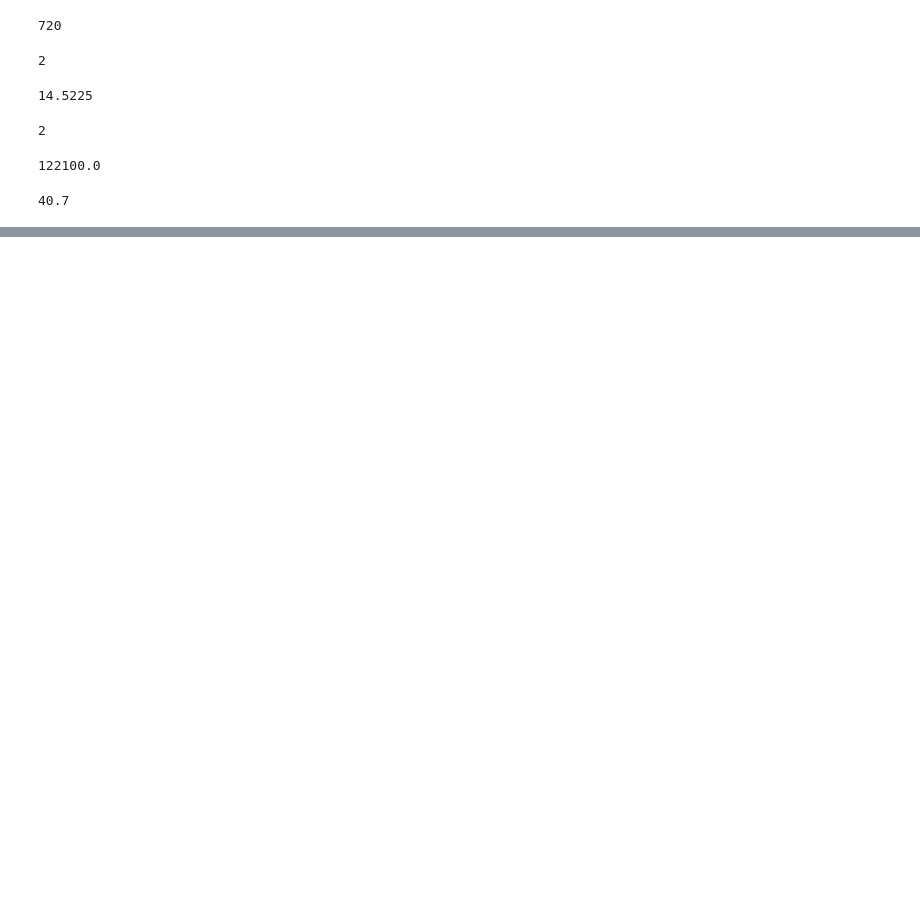
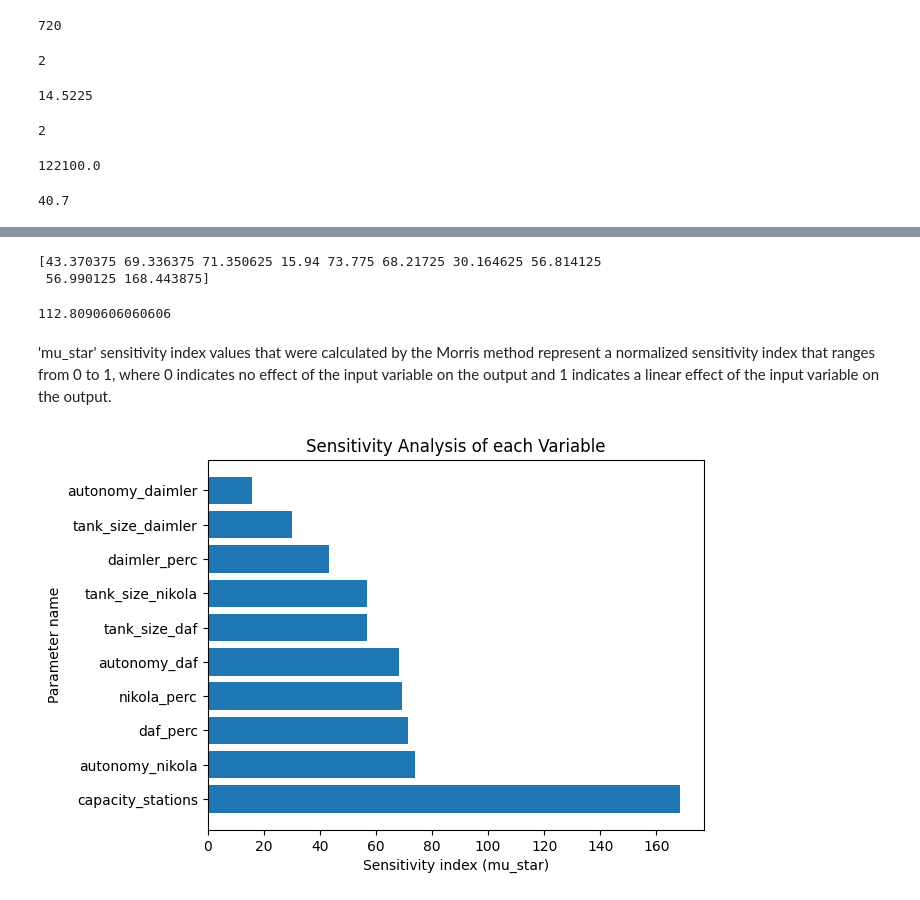
Before and after one commit to augustin-delabrosse/sustainability-challenge, a Jupyter notebook: NetworkAnalysis.ipynb, the cells around one changed output, grey strips where cells are left out. Cells and saved outputs as stored; diff of their text form; code cells hidden in the pictures; blank space fills up the shorter version.

Commit message:
add sensitivity analysis

```diff
--- a/NetworkAnalysis.ipynb
+++ b/NetworkAnalysis.ipynb
@@ -457,0 +522,62 @@ stations
+# %%
+import numpy as np
+from SALib.sample.morris import sample
+from SALib.analyze.morris import analyze
+from SALib.util import read_param_file
+
+# Define the input parameters and their ranges
+problem = {
+    'num_vars': 10,
+    'names': ['daimler_perc', 'nikola_perc', 'daf_perc', 'autonomy_daimler', 'autonomy_nikola', 'autonomy_daf', 'tank_size_daimler',
+              'tank_size_nikola', 'tank_size_daf', 'capacity_stations'],
+    'bounds': [[0.1, 1], [0.1, 1], [0.1, 1], [500, 2000], [100, 1000], [100, 1000], [40, 150], [20, 100], [20, 100], [1000, 5000]]
+}
+
+avg_speed = 80
+
+# Generate the Morris samples
+param_values = sample(problem, N=1000, num_levels=4, optimal_trajectories=None,
+                      local_optimization=False, seed=None)
+
+# Run the function for each parameter combination
+Y = []
+for i in range(param_values.shape[0]):
+    daimler_perc, nikola_perc, daf_perc, autonomy_daimler, autonomy_nikola, autonomy_daf, tank_size_daimler, tank_size_nikola, tank_size_daf, capacity_stations = param_values[i]
+    results_df = sensitivity_hydrogen_stations(df_route_traffic, daimler_perc, nikola_perc, daf_perc, year, avg_speed, autonomy_daimler,
+                                                autonomy_nikola, autonomy_daf, tank_size_daimler, tank_size_nikola,
+                                                tank_size_daf, capacity_stations)
+    #if results_df.shape[0] != 1:
+        #raise ValueError("Results dataframe has more than one row")
+
+    Y.append(results_df)
+
+# Analyze the Morris results
+# Convert Y to float data type
+Y = np.array(Y).astype(float)
+
+morris_results = analyze(problem, param_values, Y, conf_level=0.95, print_to_console=False)
+print(morris_results['mu_star']) # Print the sensitivity indices
+# %% [output]
+[43.370375 69.336375 71.350625 15.94 73.775 68.21725 30.164625 56.814125
+ 56.990125 168.443875]
+# %%
+Y.mean()
+# %% [output]
+112.8090606060606
+# %% [markdown]
+'mu_star' sensitivity index values that were calculated by the Morris method represent a normalized sensitivity index that ranges from 0 to 1, where 0 indicates no effect of the input variable on the output and 1 indicates a linear effect of the input variable on the output.
+# %%
+# Create a dictionary that maps each parameter name to its sensitivity index
+sensitivity_dict = {problem['names'][i]: morris_results['mu_star'][i] for i in range(problem['num_vars'])}
+
+# Sort the dictionary in descending order of sensitivity index
+sorted_sensitivity_dict = dict(sorted(sensitivity_dict.items(), key=lambda item: item[1], reverse=True))
+
+# Create a horizontal bar plot for each parameter showing the sensitivity index
+plt.barh(list(sorted_sensitivity_dict.keys()), list(sorted_sensitivity_dict.values()))
+plt.xlabel('Sensitivity index (mu_star)')
+plt.ylabel('Parameter name')
+plt.title("Sensitivity Analysis of each Variable")
+plt.show()
+# %% [output]
+[figure, added]
```
Also changed, not shown: parts of 7 cells of this notebook.
